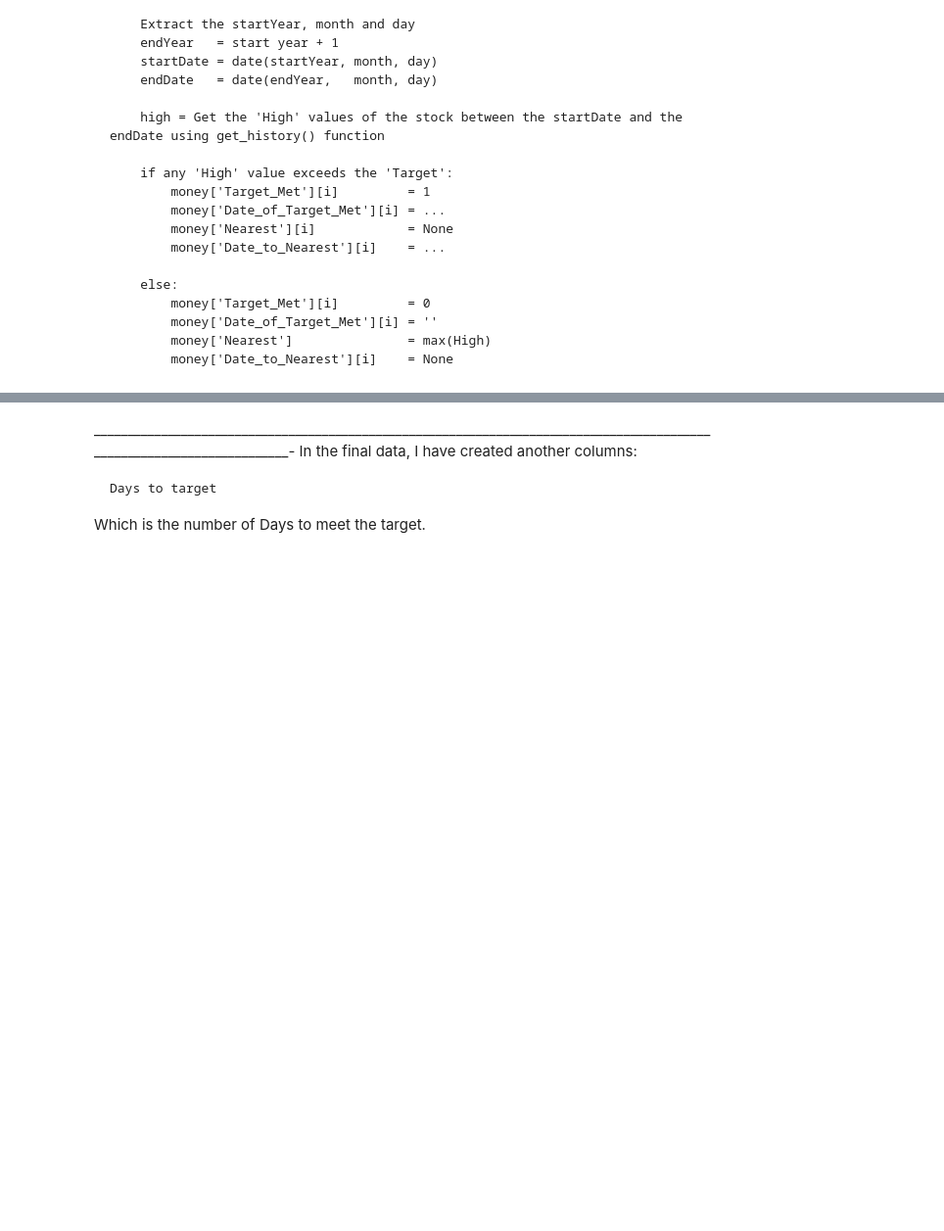
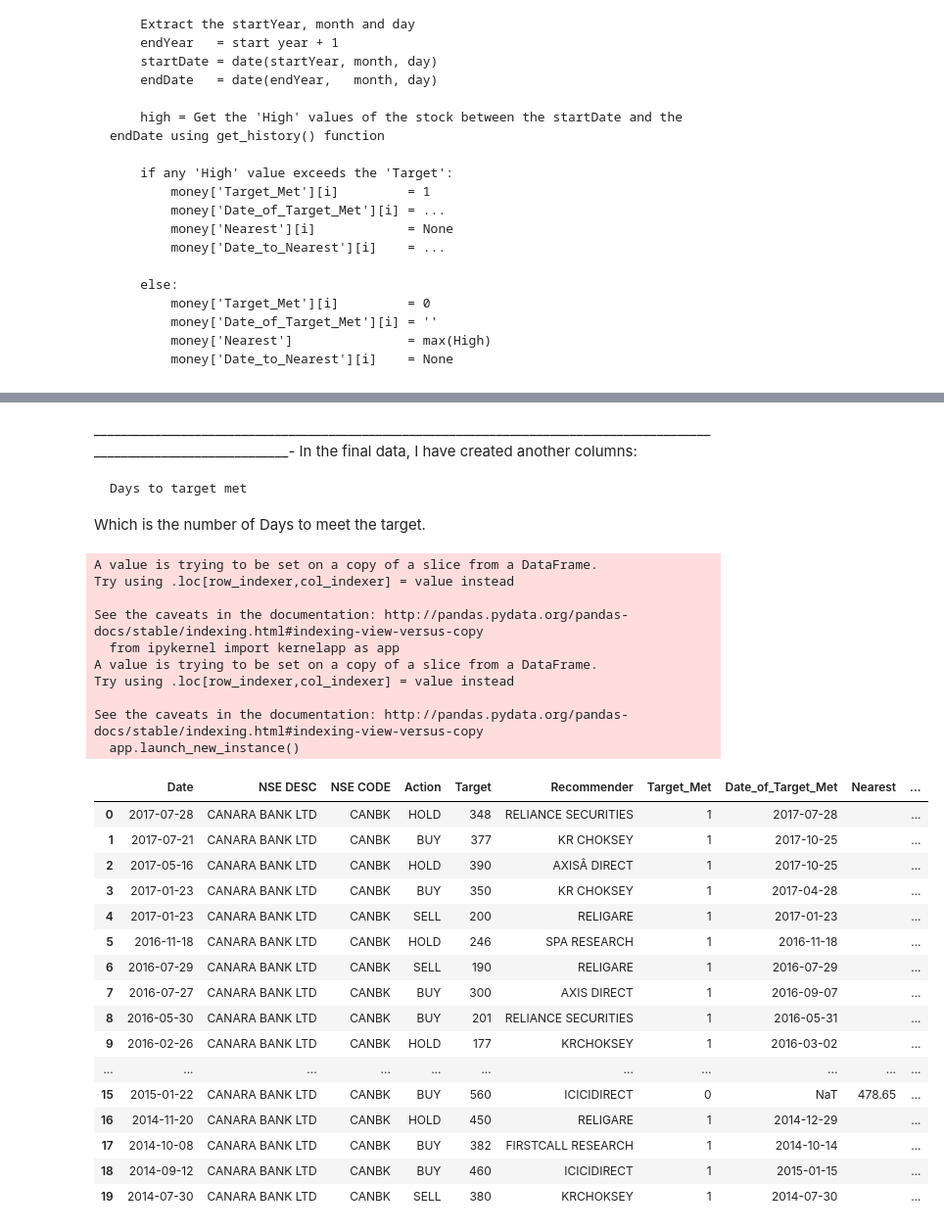
Before and after one commit to GourabNath/Project-Evaluating-the-Performance-of-the-Recommenders-in-the-MoneyControl.com-Website, a Jupyter notebook: The Money Control Project - Part 2.ipynb, the cells around one changed output, grey strips where cells are left out. Shown at 98% size. Saved outputs shown, nothing was run; the diff lists cells and outputs as text; code cells hidden in the pictures; blank space fills up the shorter version.

```diff
--- a/The Money Control Project - Part 2.ipynb
+++ b/The Money Control Project - Part 2.ipynb
@@ -207,6 +207,6 @@ money.head(20)
 _________________________________________________________________________________________________________________________-
 In the final data, I have created another columns:
 
-    Days to target
+    Days to target met
 
 Which is the number of Days to meet the target.
@@ -212,0 +215,34 @@ Which is the number of Days to meet the target.
+# %%
+#Converting the column in datetime format
+money['Date'] = pd.to_datetime(money.Date)
+money['Date_of_Target_Met'] = pd.to_datetime(money.Date_of_Target_Met)
+
+money.iloc[0:20, ]
+# %% [output]
+A value is trying to be set on a copy of a slice from a DataFrame.
+Try using .loc[row_indexer,col_indexer] = value instead
+
+See the caveats in the documentation: http://pandas.pydata.org/pandas-docs/stable/indexing.html#indexing-view-versus-copy
+  from ipykernel import kernelapp as app
+A value is trying to be set on a copy of a slice from a DataFrame.
+Try using .loc[row_indexer,col_indexer] = value instead
+
+See the caveats in the documentation: http://pandas.pydata.org/pandas-docs/stable/indexing.html#indexing-view-versus-copy
+  app.launch_new_instance()
+|  | Date | NSE DESC | NSE CODE | Action | Target | Recommender | Target_Met | Date_of_Target_Met | Nearest | ... |
+| 0 | 2017-07-28 | CANARA BANK LTD | CANBK | HOLD | 348 | RELIANCE SECURITIES | 1 | 2017-07-28 |  | ... |
+| 1 | 2017-07-21 | CANARA BANK LTD | CANBK | BUY | 377 | KR CHOKSEY | 1 | 2017-10-25 |  | ... |
+| 2 | 2017-05-16 | CANARA BANK LTD | CANBK | HOLD | 390 | AXISÂ DIRECT | 1 | 2017-10-25 |  | ... |
+| 3 | 2017-01-23 | CANARA BANK LTD | CANBK | BUY | 350 | KR CHOKSEY | 1 | 2017-04-28 |  | ... |
+| 4 | 2017-01-23 | CANARA BANK LTD | CANBK | SELL | 200 | RELIGARE | 1 | 2017-01-23 |  | ... |
+| 5 | 2016-11-18 | CANARA BANK LTD | CANBK | HOLD | 246 | SPA RESEARCH | 1 | 2016-11-18 |  | ... |
+| 6 | 2016-07-29 | CANARA BANK LTD | CANBK | SELL | 190 | RELIGARE | 1 | 2016-07-29 |  | ... |
+| 7 | 2016-07-27 | CANARA BANK LTD | CANBK | BUY | 300 | AXIS DIRECT | 1 | 2016-09-07 |  | ... |
+| 8 | 2016-05-30 | CANARA BANK LTD | CANBK | BUY | 201 | RELIANCE SECURITIES | 1 | 2016-05-31 |  | ... |
+| 9 | 2016-02-26 | CANARA BANK LTD | CANBK | HOLD | 177 | KRCHOKSEY | 1 | 2016-03-02 |  | ... |
+| ... | ... | ... | ... | ... | ... | ... | ... | ... | ... | ... |
+| 15 | 2015-01-22 | CANARA BANK LTD | CANBK | BUY | 560 | ICICIDIRECT | 0 | NaT | 478.65 | ... |
+| 16 | 2014-11-20 | CANARA BANK LTD | CANBK | HOLD | 450 | RELIGARE | 1 | 2014-12-29 |  | ... |
+| 17 | 2014-10-08 | CANARA BANK LTD | CANBK | BUY | 382 | FIRSTCALL RESEARCH | 1 | 2014-10-14 |  | ... |
+| 18 | 2014-09-12 | CANARA BANK LTD | CANBK | BUY | 460 | ICICIDIRECT | 1 | 2015-01-15 |  | ... |
+| 19 | 2014-07-30 | CANARA BANK LTD | CANBK | SELL | 380 | KRCHOKSEY | 1 | 2014-07-30 |  | ... |
```
Also changed, not shown: parts of 4 cells of this notebook.
